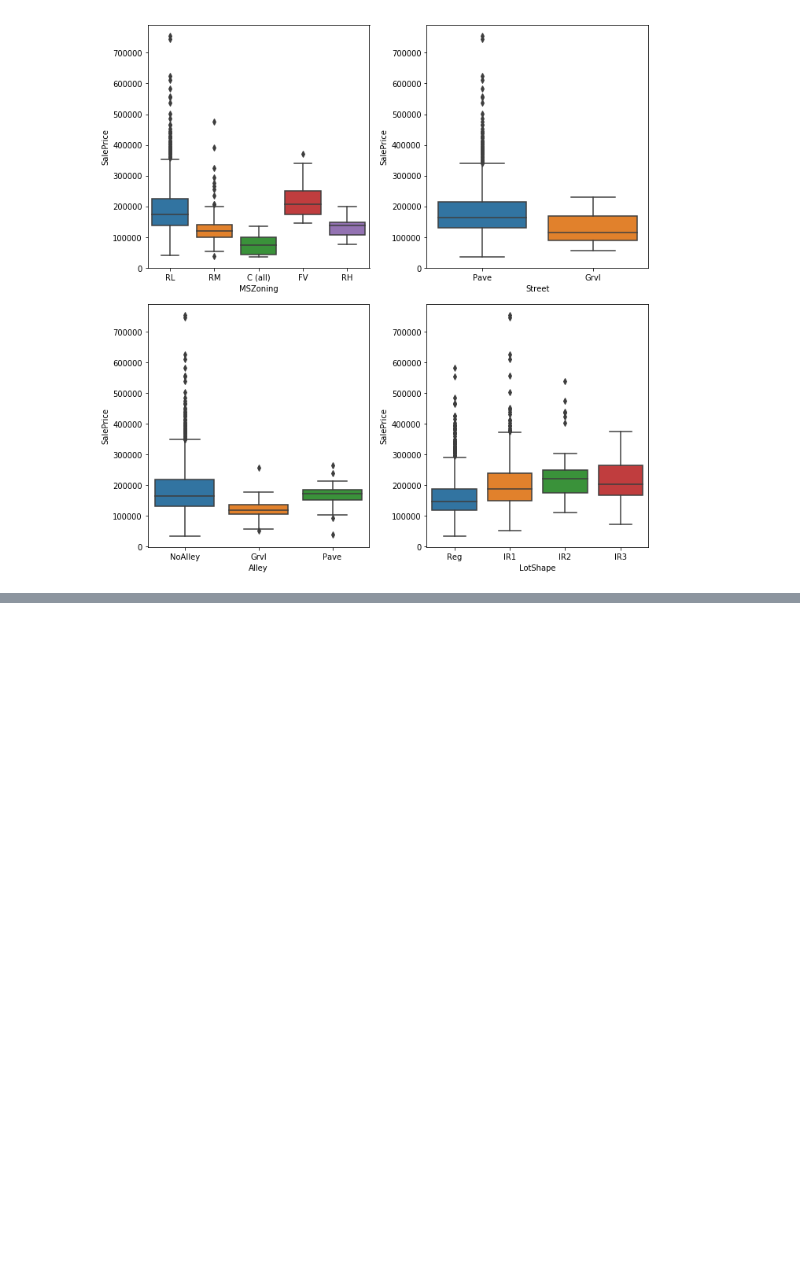
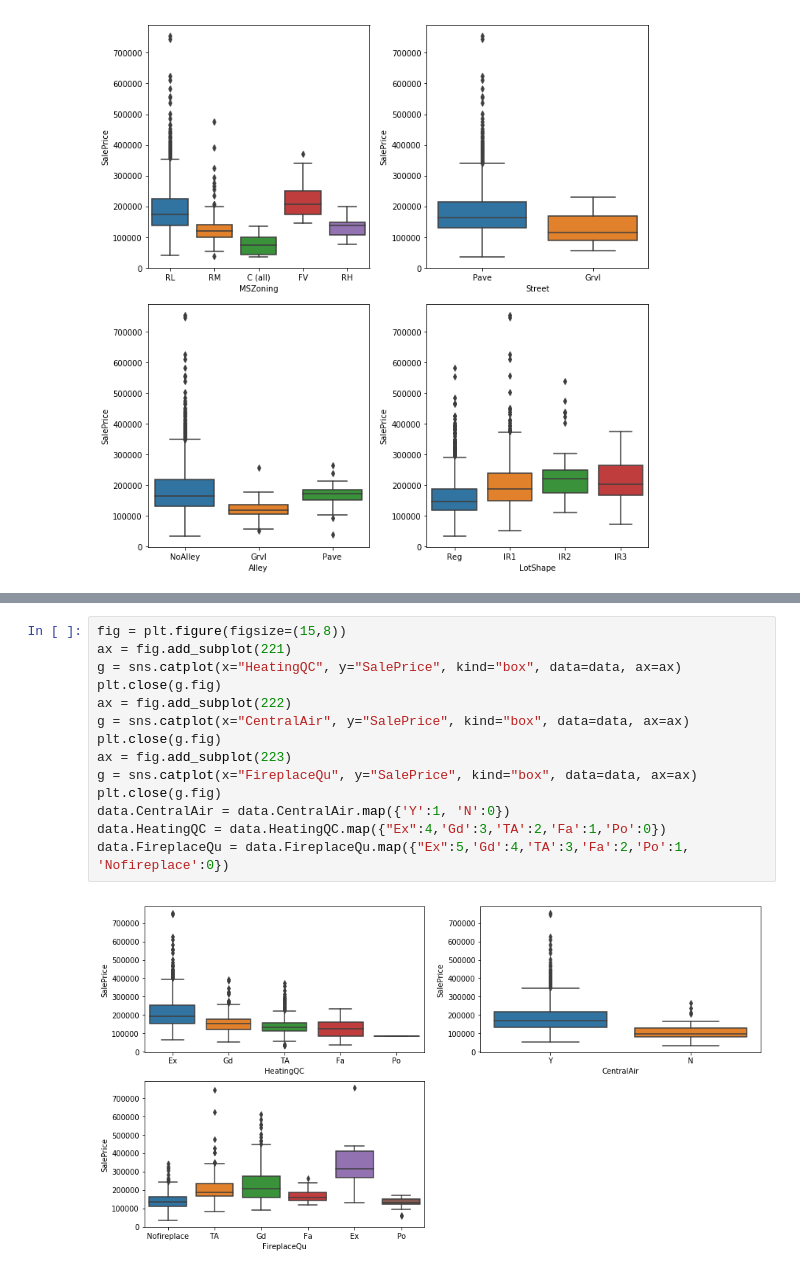
Before and after one commit to Yaohua-Chang/ML-Final-Project, a Jupyter notebook: Tamer/NB Week 1 EDA.ipynb, the cells around one changed output, grey strips where cells are left out. Cells and saved outputs as stored; diff of their text form; blank space fills up the shorter version.

```diff
--- a/Tamer/NB Week 1 EDA.ipynb
+++ b/Tamer/NB Week 1 EDA.ipynb
@@ -249,0 +278,16 @@ Some of the categorical variables can be used to predict the price, I will use f
+# %%
+fig = plt.figure(figsize=(15,8))
+ax = fig.add_subplot(221)
+g = sns.catplot(x="HeatingQC", y="SalePrice", kind="box", data=data, ax=ax)
+plt.close(g.fig)
+ax = fig.add_subplot(222)
+g = sns.catplot(x="CentralAir", y="SalePrice", kind="box", data=data, ax=ax)
+plt.close(g.fig)
+ax = fig.add_subplot(223)
+g = sns.catplot(x="FireplaceQu", y="SalePrice", kind="box", data=data, ax=ax)
+plt.close(g.fig)
+data.CentralAir = data.CentralAir.map({'Y':1, 'N':0})
+data.HeatingQC = data.HeatingQC.map({"Ex":4,'Gd':3,'TA':2,'Fa':1,'Po':0})
+data.FireplaceQu = data.FireplaceQu.map({"Ex":5,'Gd':4,'TA':3,'Fa':2,'Po':1, 'Nofireplace':0})
+# %% [output]
+[figure, added]
```
Also changed, not shown: parts of 21 cells of this notebook.
